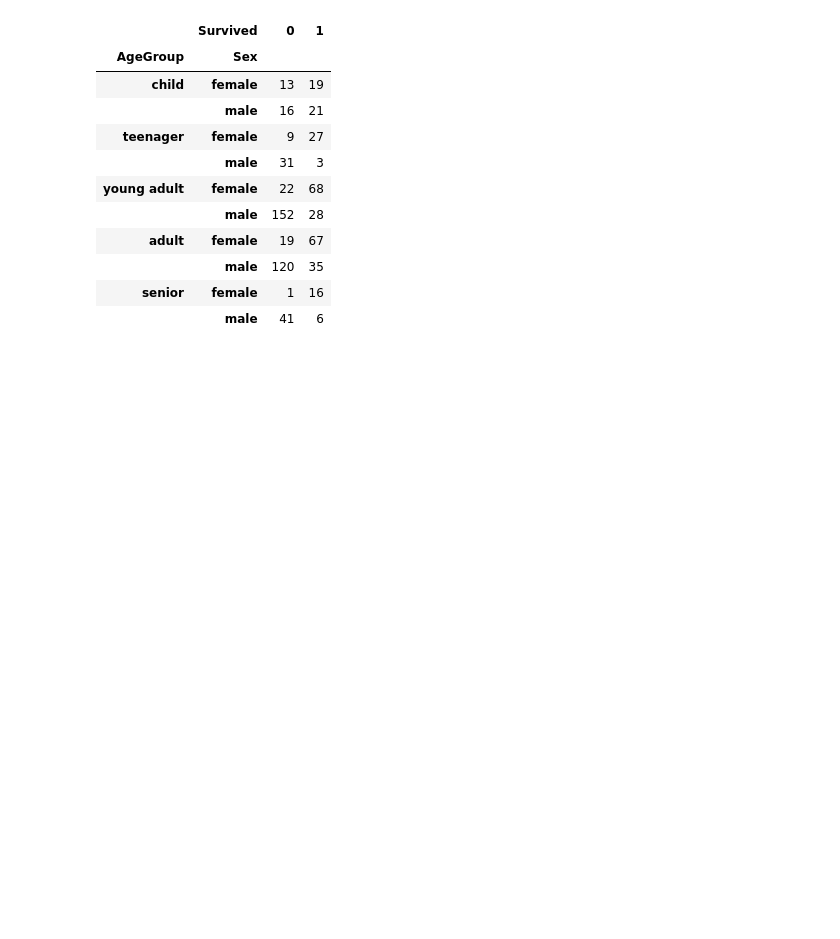
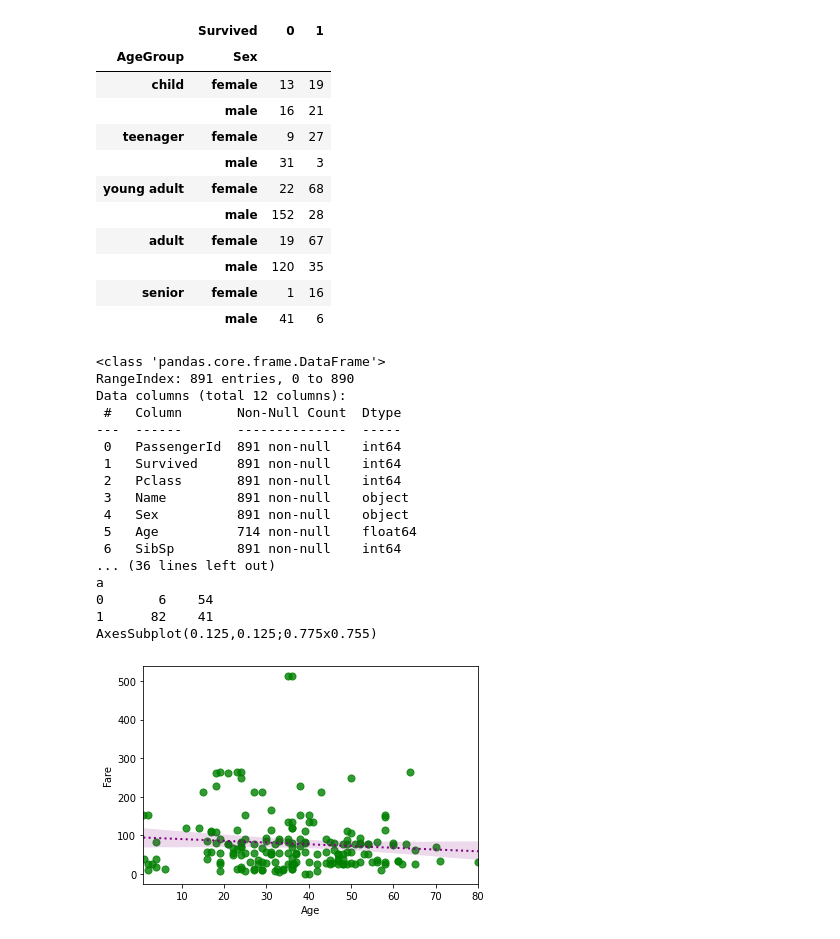
Before and after one commit to tithi-ashra/python-2, a Jupyter notebook: Exam.ipynb, the cells around one changed output. Drawn from its saved outputs; the diff is of its cells as text; code cells hidden in the pictures; blank space fills up the shorter version.

```diff
--- a/Exam.ipynb
+++ b/Exam.ipynb
@@ -96,3 +96,44 @@ pd.crosstab([df['AgeGroup'],df['Sex']],df['Survived'])
 |  | male | 120 | 35 |
 | senior | female | 1 | 16 |
 |  | male | 41 | 6 |
+# %%
+import pandas as pd
+import numpy as np
+import seaborn as sns
+
+d = pd.read_csv('CSV file/train.csv')
+df = pd.DataFrame(d)
+print(df.info())                                                                                                         #1
+print()
+print(df.isna().sum())                                                                                                   #2
+print()
+df = df.dropna()                                                                                                         #3
+print(df.describe(exclude=np.number))                                                                                    #4
+print()
+#print(sns.heatmap(df.corr(),annot=True))                                                                                #5
+#print(sns.regplot(x=df['Fare'],y=df['Survived'],scatter_kws={'color':'green','marker':'d','s':50}))                     #6
+c_tab = pd.crosstab(df['Survived'],df['Sex'],rownames=['a'],colnames=['b'])                                              #7
+print(c_tab)
+#print(sns.heatmap(data = c_tab,annot=True))
+#print(pd.plotting.parallel_coordinates(df,'Survived',cols=['Pclass','Fare','Age'],color=['red','blue','green','orange']))#8
+print(sns.regplot(x=df['Age'],y=df['Fare'],scatter_kws={'color':'green','marker':'v','s':50},
+            line_kws={'color':'purple','ls':':','lw':2}))                                                                 #9
+# %% [output]
+<class 'pandas.core.frame.DataFrame'>
+RangeIndex: 891 entries, 0 to 890
+Data columns (total 12 columns):
+ #   Column       Non-Null Count  Dtype
+---  ------       --------------  -----
+ 0   PassengerId  891 non-null    int64
+ 1   Survived     891 non-null    int64
+ 2   Pclass       891 non-null    int64
+ 3   Name         891 non-null    object
+ 4   Sex          891 non-null    object
+ 5   Age          714 non-null    float64
+ 6   SibSp        891 non-null    int64
+... (36 lines left out)
+a
+0       6    54
+1      82    41
+AxesSubplot(0.125,0.125;0.775x0.755)
+[figure, added]
```
Also changed, not shown: 2 other files.
